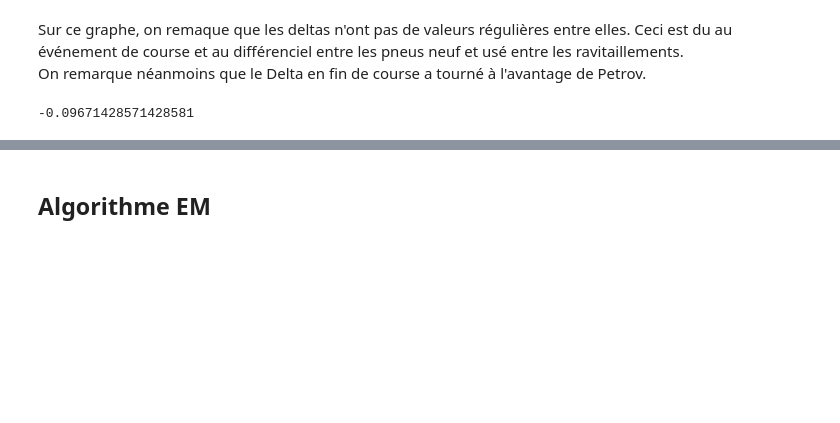
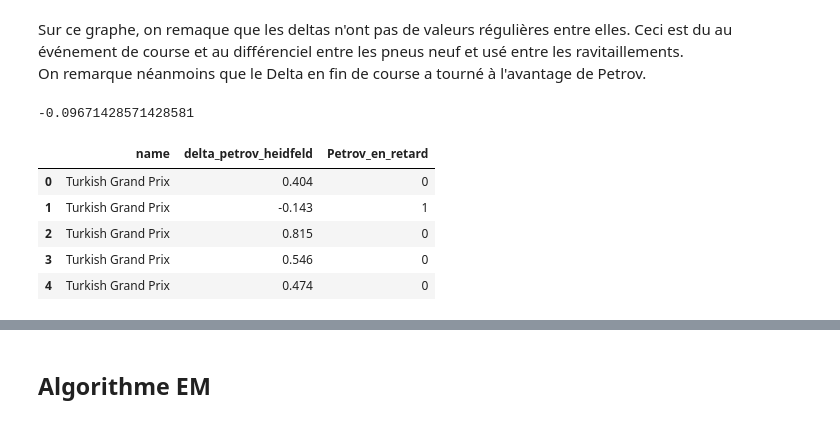
Before and after one commit to allanCouderette/Data-analysis-F1-example, a Jupyter notebook: Projet machine learning.ipynb, the cells around one changed output, grey strips where cells are left out. Saved outputs shown, nothing was run; the diff lists cells and outputs as text; code cells hidden in the pictures; blank space fills up the shorter version.

```diff
--- a/Projet machine learning.ipynb
+++ b/Projet machine learning.ipynb
@@ -841,0 +866,9 @@ delta_turkish["delta_petrov_heidfeld"].mean()
+# %%
+delta_turkish.head()
+# %% [output]
+|  | name | delta_petrov_heidfeld | Petrov_en_retard |
+| 0 | Turkish Grand Prix | 0.404 | 0 |
+| 1 | Turkish Grand Prix | -0.143 | 1 |
+| 2 | Turkish Grand Prix | 0.815 | 0 |
+| 3 | Turkish Grand Prix | 0.546 | 0 |
+| 4 | Turkish Grand Prix | 0.474 | 0 |
```
Also changed, not shown: parts of 6 cells of this notebook, 2 other files.
